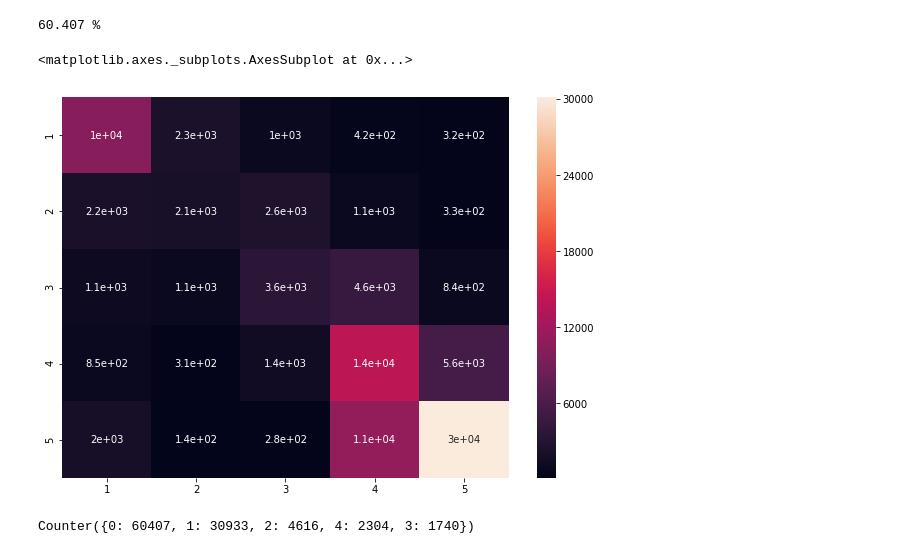
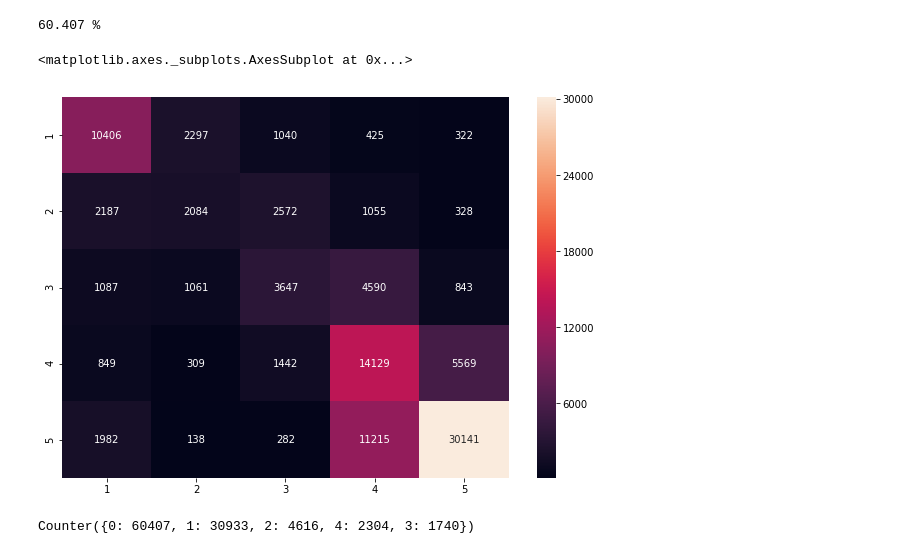
Before and after one commit to Giacky/NLPProject, a Jupyter notebook: Main.ipynb, the cells around one changed output. Saved outputs shown, nothing was run; the diff lists cells and outputs as text; code cells hidden in the pictures.

```diff
--- a/Main.ipynb
+++ b/Main.ipynb
@@ -118,14 +118,14 @@ print(classifierNB.score(testVecs, testStars)*100, "%")
 # %%
 from sklearn.metrics import confusion_matrix
 confusion_matrix = confusion_matrix(testStars, testStars_predicted, labels=None, sample_weight=None)
 
 df_cm = pd.DataFrame(confusion_matrix, index = [i for i in "12345"],
                   columns = [i for i in "12345"])
 plt.figure(figsize = (10,7))
-sns.heatmap(df_cm, annot=True)
+sns.heatmap(df_cm, annot=True, fmt='g')
 # %% [output]
 <matplotlib.axes._subplots.AxesSubplot at 0x...>
-[figure, old version]
+[figure, new version]
 # %%
 import collections
 distance = num.abs(testStars - testStars_predicted)
```
